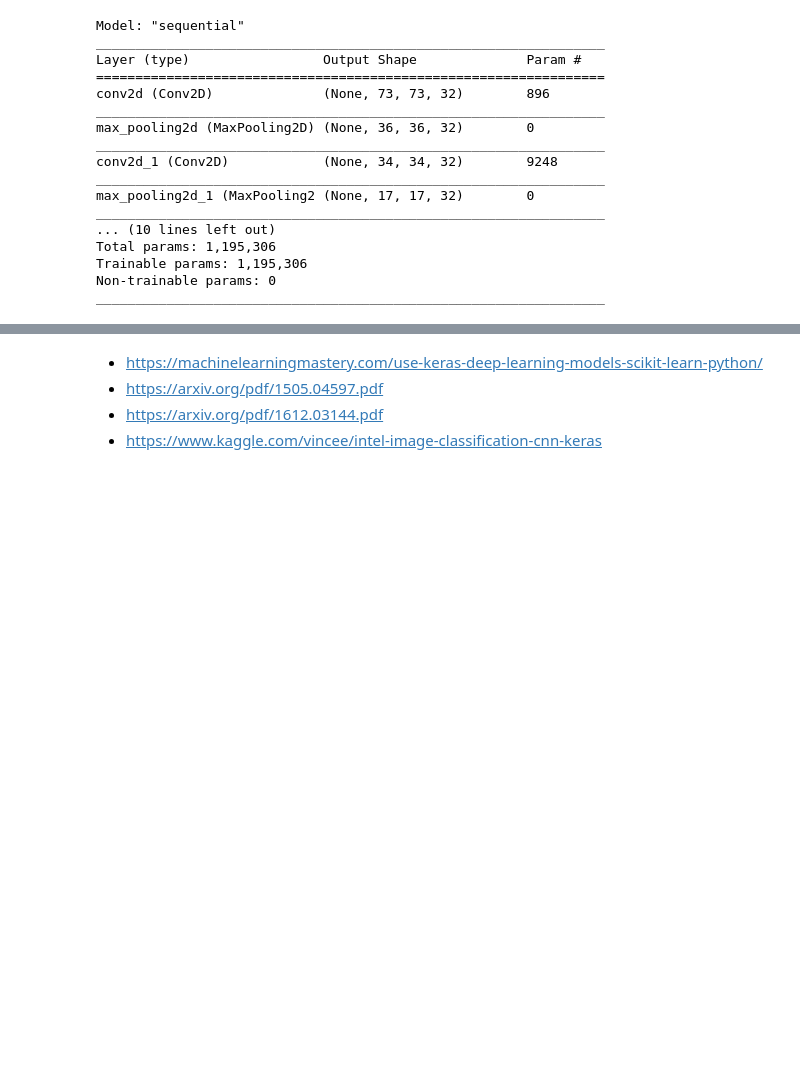
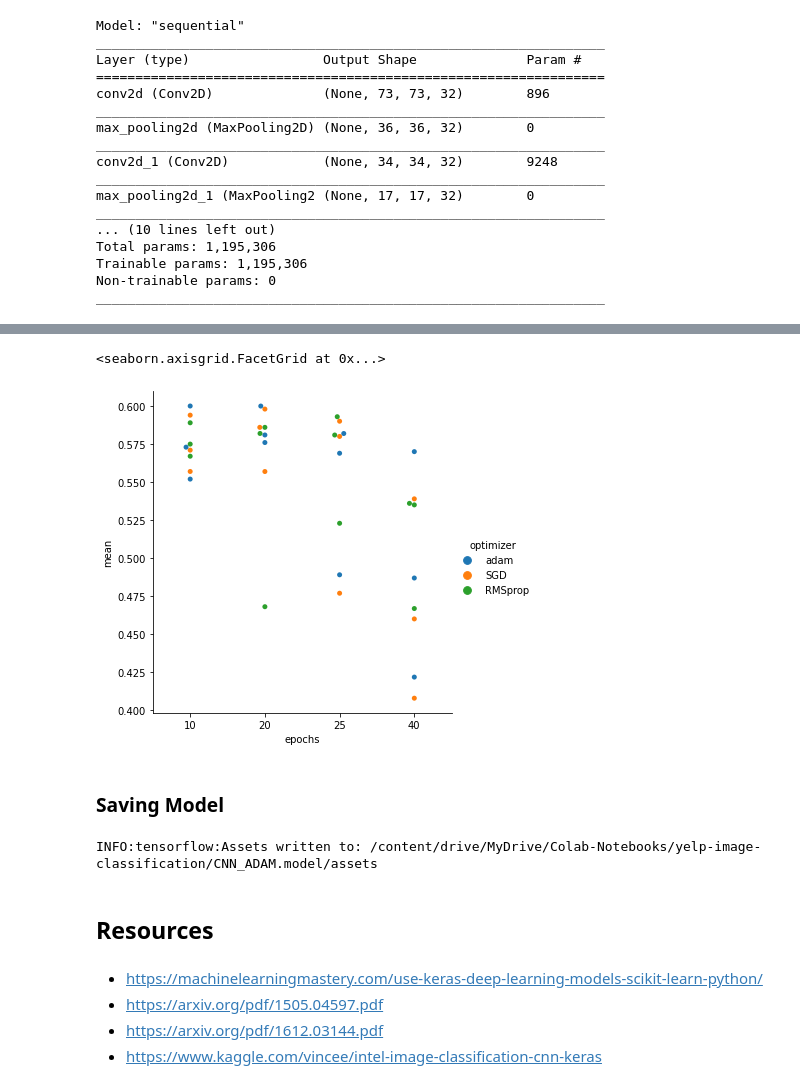
Before and after one commit to sathwikkes/Yelp-Image-Classification, a Jupyter notebook: data_wrangling.ipynb, the cells around one changed output, grey strips where cells are left out. Saved outputs shown, nothing was run; the diff lists cells and outputs as text; code cells hidden in the pictures; blank space fills up the shorter version.

```diff
--- a/data_wrangling.ipynb
+++ b/data_wrangling.ipynb
@@ -782,0 +686,7 @@ ValueError: ignored
+# %%
+sns.catplot(x='epochs', y='mean', hue='optimizer', kind='swarm', data=results_df)
+# %% [output]
+<seaborn.axisgrid.FacetGrid at 0x...>
+[figure, added]
+# %% [markdown]
+### Saving Model
@@ -783,3 +695,9 @@ ValueError: ignored
+# %%
+model.save(MODEL_FILE)
+# %% [output]
+INFO:tensorflow:Assets written to: /content/drive/MyDrive/Colab-Notebooks/yelp-image-classification/CNN_ADAM.model/assets
+# %% [markdown]
+## Resources
 # %% [markdown]
 
 
```
Also changed, not shown: parts of 88 cells of this notebook.
